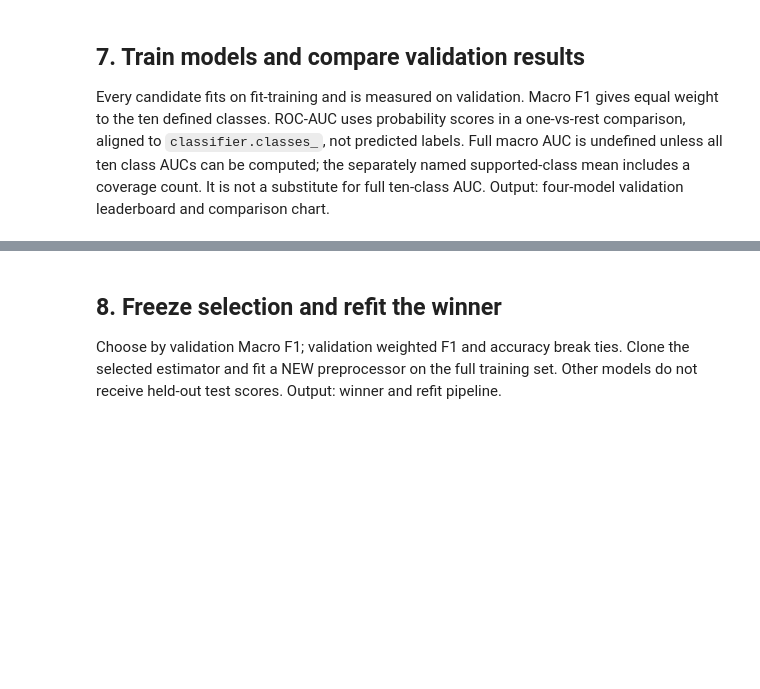
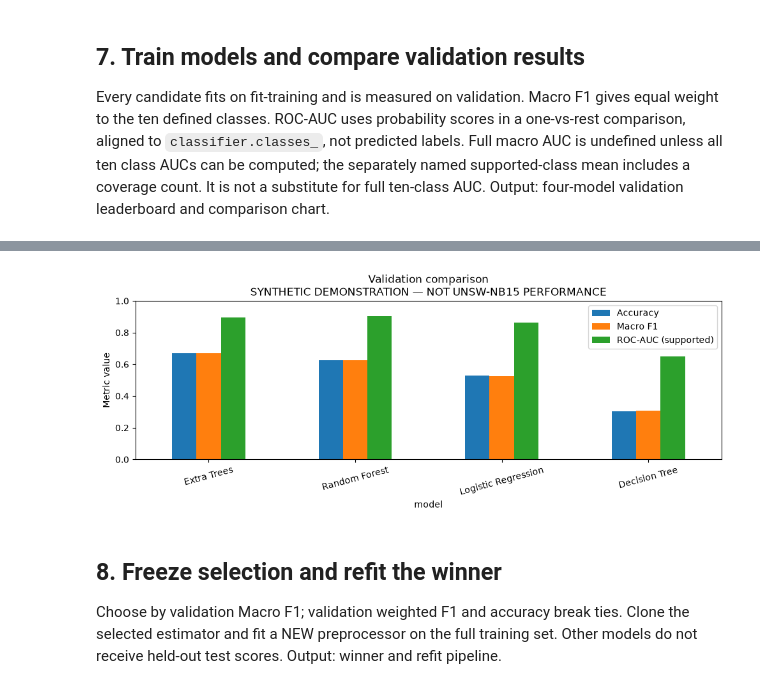
Before and after one commit to Rohan-Ktksu/axynetra, a Jupyter notebook: Axynetra_ML_Workflow.ipynb, the cells around one changed output, grey strips where cells are left out. Cells and saved outputs as stored; diff of their text form; code cells hidden in the pictures; blank space fills up the shorter version.

```diff
--- a/Axynetra_ML_Workflow.ipynb
+++ b/Axynetra_ML_Workflow.ipynb
@@ -176,20 +199,3 @@ exact train/test overlap. Investigate duplicate records before changing the spli
 never silently deduplicate an official benchmark and claim its original protocol.
 These checks do not establish the absence of every possible form of leakage.
 Output: accepted predictor list and successful input checks, or an actionable error.
-# %%
-features = mi.get_predictor_columns(train, test)
-for split_name, frame in [('training', train), ('test', test)]:
-    frame['attack_cat'] = frame.attack_cat.map(mi.normalized_label)
-    mi.validate_labels(frame, split_name)
-    numeric = frame[features].select_dtypes(include='number')
-    if np.isinf(numeric.to_numpy(dtype=float)).any():
-        raise ValueError(f'{split_name} has infinite predictors; investigate them first.')
-mi.check_overlap(train, test, features)
-if train.duplicated(subset=features).any():
-    raise ValueError('Resolve duplicate training predictors before validation splitting.')
-if train.attack_cat.nunique() < 2:
-    raise ValueError('Training needs at least two classes.')
-assert not set(c.strip().lower() for c in features) & mi.LEAKAGE_COLUMNS
-print('Input checks passed. Predictor count:', len(features))
-print('Excluded:', ', '.join(sorted(mi.LEAKAGE_COLUMNS)))
-print('Predictors:', ', '.join(features))
@@ -313,0 +381,47 @@ plt.close(fig)
+# %%
+fitted = {}
+validation_rows, validation_auc_rows = [], []
+for name, estimator in candidates.items():
+    pipeline = Pipeline([('features', clone(preprocessor)),
+                         ('classifier', clone(estimator))])
+    pipeline.fit(X_fit, y_fit)
+    predictions = pipeline.predict(X_val)
+    metrics = {'model': name, 'split': 'validation',
+               'accuracy': float(accuracy_score(y_val, predictions)),
+               'macro_precision': float(precision_score(y_val, predictions, labels=CLASSES, average='macro', zero_division=0)),
+               'macro_recall': float(recall_score(y_val, predictions, labels=CLASSES, average='macro', zero_division=0)),
+               'macro_f1': float(f1_score(y_val, predictions, labels=CLASSES, average='macro', zero_division=0)),
+               'weighted_f1': float(f1_score(y_val, predictions, average='weighted', zero_division=0))}
+    probabilities = pipeline.predict_proba(X_val)
+    learned_classes = pipeline.named_steps['classifier'].classes_.tolist()
+    auc_rows = []
+    for label in CLASSES:
+        binary = y_val.to_numpy() == label
+        positives = int(binary.sum())
+        reason = ('no_positive_examples' if positives == 0 else
+                  'no_negative_examples' if positives == len(y_val) else
+                  'class_not_learned' if label not in learned_classes else '')
+        auc = None if reason else float(roc_auc_score(binary, probabilities[:, learned_classes.index(label)]))
+        auc_rows.append({'class': label, 'support': positives, 'roc_auc_ovr': auc, 'status': reason or 'defined'})
+    defined = [row['roc_auc_ovr'] for row in auc_rows if row['roc_auc_ovr'] is not None]
+    metrics.update(roc_auc_ovr_macro=float(np.mean(defined)) if len(defined) == len(CLASSES) else None,
+                   roc_auc_ovr_macro_supported=float(np.mean(defined)) if defined else None,
+                   roc_auc_defined_classes=len(defined), roc_auc_total_classes=len(CLASSES))
+    validation_rows.append(metrics)
+    validation_auc_rows.extend(dict(row, model=name, split='validation') for row in auc_rows)
+    fitted[name] = pipeline
+leaderboard = pd.DataFrame(validation_rows).sort_values(
+    ['macro_f1', 'weighted_f1', 'accuracy'], ascending=False).reset_index(drop=True)
+best_name = leaderboard.iloc[0]['model']
+leaderboard['selected_for_test'] = leaderboard.model == best_name
+display(leaderboard)
+fig, ax = plt.subplots(figsize=(10, 4))
+leaderboard.set_index('model')[['accuracy', 'macro_f1', 'roc_auc_ovr_macro_supported']].rename(
+    columns={'accuracy': 'Accuracy', 'macro_f1': 'Macro F1',
+             'roc_auc_ovr_macro_supported': 'ROC-AUC (supported)'}).plot.bar(ax=ax, rot=15)
+ax.set(title=f'Validation comparison\n{RUN_LABEL}', ylabel='Metric value', ylim=(0, 1))
+fig.tight_layout()
+fig.savefig(OUT / 'validation_comparison.png', dpi=150)
+display(fig)
+plt.close(fig)
+# %% [output]
@@ -314,3 +433,4 @@ plt.close(fig)
+[figure, added]
 # %% [markdown]
 ## 8. Freeze selection and refit the winner
 Choose by validation Macro F1; validation weighted F1 and accuracy break ties.
```
Also changed, not shown: parts of 27 cells of this notebook, 6 other files.
